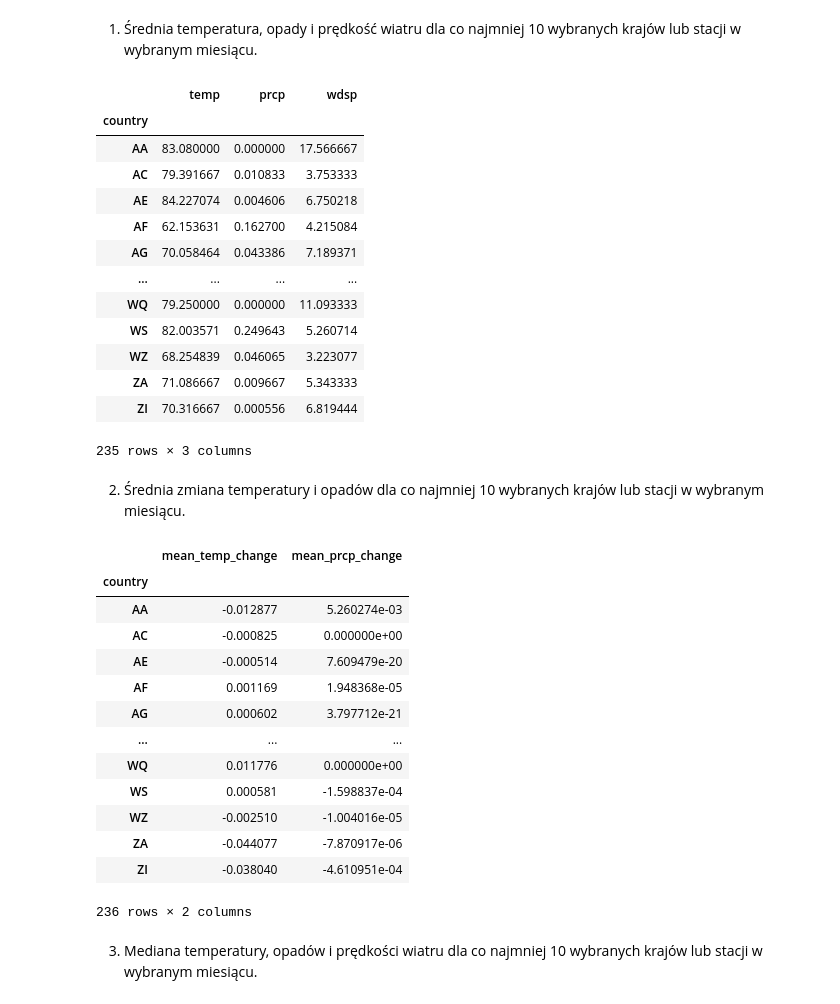
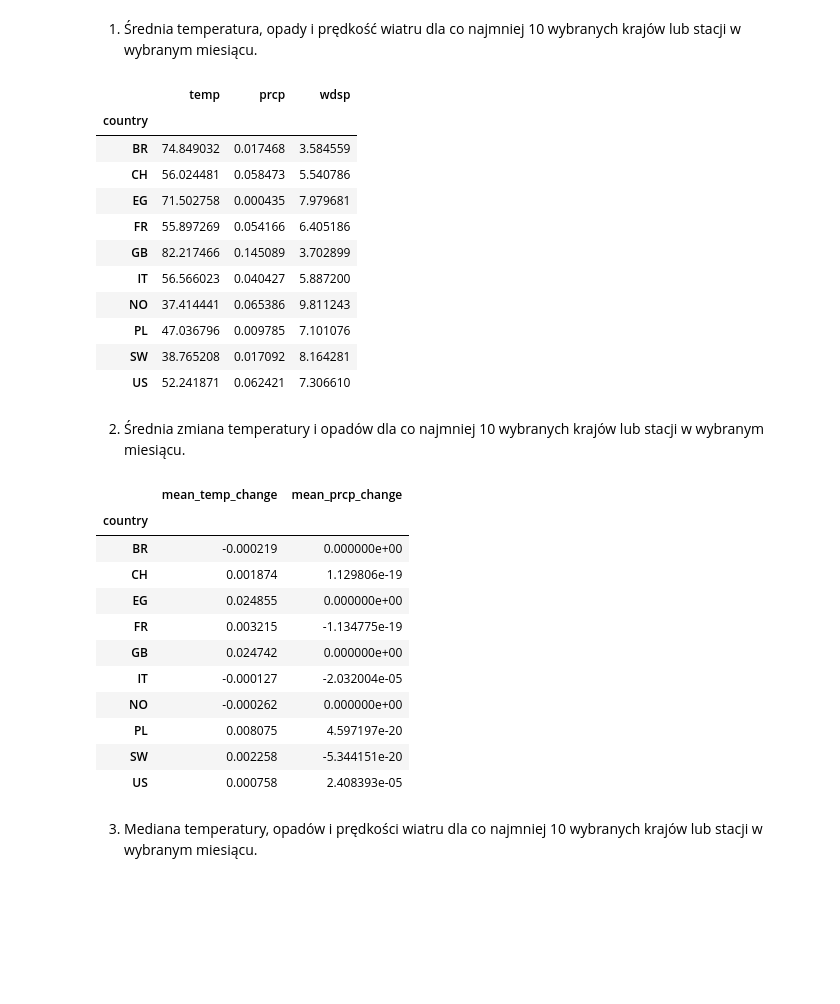
Before and after one commit to Matio004/PodstawyPrzetwarzaniaDuzychZbiorowDanych, a Jupyter notebook: zad2.ipynb, the cells around one changed output. Cells and saved outputs as stored; diff of their text form; code cells hidden in the pictures; blank space fills up the shorter version.

```diff
--- a/zad2.ipynb
+++ b/zad2.ipynb
@@ -253,26 +253,26 @@ daily_weather.to_csv('data/daily_weather_imputed.csv', index=False)
 # %% [markdown]
 1. Średnia temperatura, opady i prędkość wiatru dla co najmniej 10 wybranych krajów lub stacji w wybranym miesiącu.
 # %%
-daily_weather[daily_weather['date'].dt.month == 4].groupby('country')[['temp', 'prcp', 'wdsp']].mean()
+data_filter = (daily_weather['date'].dt.month == 4) & (daily_weather['country'].isin(['PL', 'NO', 'SW', 'FR', 'US', 'GB', 'EG', 'BR', 'CH', 'IT']))
+
+daily_weather[data_filter].groupby('country')[['temp', 'prcp', 'wdsp']].mean()
 # %% [output]
 |  | temp | prcp | wdsp |
 | country |  |  |  |
-| AA | 83.080000 | 0.000000 | 17.566667 |
-| AC | 79.391667 | 0.010833 | 3.753333 |
-| AE | 84.227074 | 0.004606 | 6.750218 |
-| AF | 62.153631 | 0.162700 | 4.215084 |
-| AG | 70.058464 | 0.043386 | 7.189371 |
-| ... | ... | ... | ... |
-| WQ | 79.250000 | 0.000000 | 11.093333 |
-| WS | 82.003571 | 0.249643 | 5.260714 |
-| WZ | 68.254839 | 0.046065 | 3.223077 |
-| ZA | 71.086667 | 0.009667 | 5.343333 |
-| ZI | 70.316667 | 0.000556 | 6.819444 |
+| BR | 74.849032 | 0.017468 | 3.584559 |
+| CH | 56.024481 | 0.058473 | 5.540786 |
+| EG | 71.502758 | 0.000435 | 7.979681 |
+| FR | 55.897269 | 0.054166 | 6.405186 |
+| GB | 82.217466 | 0.145089 | 3.702899 |
+| IT | 56.566023 | 0.040427 | 5.887200 |
+| NO | 37.414441 | 0.065386 | 9.811243 |
+| PL | 47.036796 | 0.009785 | 7.101076 |
+| SW | 38.765208 | 0.017092 | 8.164281 |
+| US | 52.241871 | 0.062421 | 7.306610 |
-235 rows × 3 columns
 # %% [markdown]
 2. Średnia zmiana temperatury i opadów dla co najmniej 10 wybranych krajów lub stacji w wybranym miesiącu.
 # %%
-df_sorted = daily_weather.sort_values(by=['country', 'date'])
+df_sorted = daily_weather[data_filter].sort_values(by=['country', 'date'])
 df_sorted['mean_temp_change'] = df_sorted.groupby('country')['temp'].diff()
 df_sorted['mean_prcp_change'] = df_sorted.groupby('country')['prcp'].diff()
 
@@ -280,18 +280,16 @@ df_sorted.groupby('country')[['mean_temp_change', 'mean_prcp_change']].mean()
 # %% [output]
 |  | mean_temp_change | mean_prcp_change |
 | country |  |  |
-| AA | -0.012877 | 5.260274e-03 |
-| AC | -0.000825 | 0.000000e+00 |
-| AE | -0.000514 | 7.609479e-20 |
-| AF | 0.001169 | 1.948368e-05 |
-| AG | 0.000602 | 3.797712e-21 |
-| ... | ... | ... |
-| WQ | 0.011776 | 0.000000e+00 |
-| WS | 0.000581 | -1.598837e-04 |
-| WZ | -0.002510 | -1.004016e-05 |
-| ZA | -0.044077 | -7.870917e-06 |
-| ZI | -0.038040 | -4.610951e-04 |
+| BR | -0.000219 | 0.000000e+00 |
+| CH | 0.001874 | 1.129806e-19 |
+| EG | 0.024855 | 0.000000e+00 |
+| FR | 0.003215 | -1.134775e-19 |
+| GB | 0.024742 | 0.000000e+00 |
+| IT | -0.000127 | -2.032004e-05 |
+| NO | -0.000262 | 0.000000e+00 |
+| PL | 0.008075 | 4.597197e-20 |
+| SW | 0.002258 | -5.344151e-20 |
+| US | 0.000758 | 2.408393e-05 |
-236 rows × 2 columns
 # %% [markdown]
 3. Mediana temperatury, opadów i prędkości wiatru dla co najmniej 10 wybranych krajów lub stacji w wybranym miesiącu.
 # %%
```
Also changed, not shown: parts of 3 cells of this notebook.
